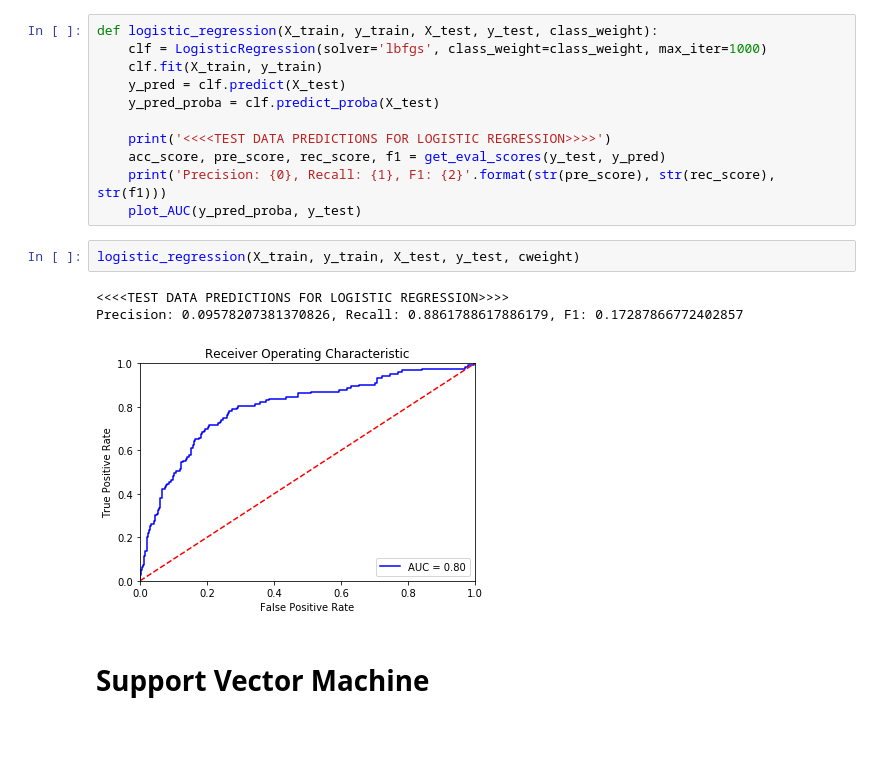
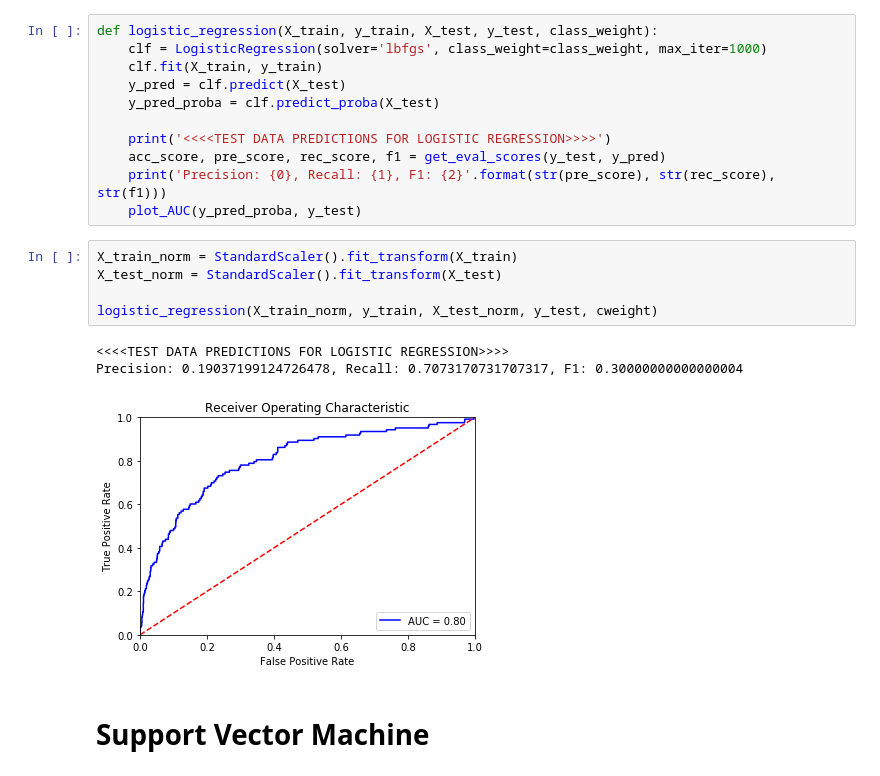
Before and after one commit to zchuning/BankruptcyDataAnalysis, a Jupyter notebook: BankruptcyDataAnalysis.ipynb, the cells around one changed output. Saved outputs shown, nothing was run; the diff lists cells and outputs as text; blank space fills up the shorter version.

```diff
--- a/BankruptcyDataAnalysis.ipynb
+++ b/BankruptcyDataAnalysis.ipynb
@@ -332,12 +364,15 @@ def logistic_regression(X_train, y_train, X_test, y_test, class_weight):
     acc_score, pre_score, rec_score, f1 = get_eval_scores(y_test, y_pred)
     print('Precision: {0}, Recall: {1}, F1: {2}'.format(str(pre_score), str(rec_score), str(f1)))
     plot_AUC(y_pred_proba, y_test)
-# %%
-logistic_regression(X_train, y_train, X_test, y_test, cweight)
-# %% [output]
-<<<<TEST DATA PREDICTIONS FOR LOGISTIC REGRESSION>>>>
-Precision: 0.09578207381370826, Recall: 0.8861788617886179, F1: 0.17287866772402857
-[figure, removed]
+# %%
+X_train_norm = StandardScaler().fit_transform(X_train)
+X_test_norm = StandardScaler().fit_transform(X_test)
+
+logistic_regression(X_train_norm, y_train, X_test_norm, y_test, cweight)
+# %% [output]
+<<<<TEST DATA PREDICTIONS FOR LOGISTIC REGRESSION>>>>
+Precision: 0.19037199124726478, Recall: 0.7073170731707317, F1: 0.30000000000000004
+[figure, added]
 # %% [markdown]
 # Support Vector Machine
 # %%
```
Also changed, not shown: parts of 13 cells of this notebook.
